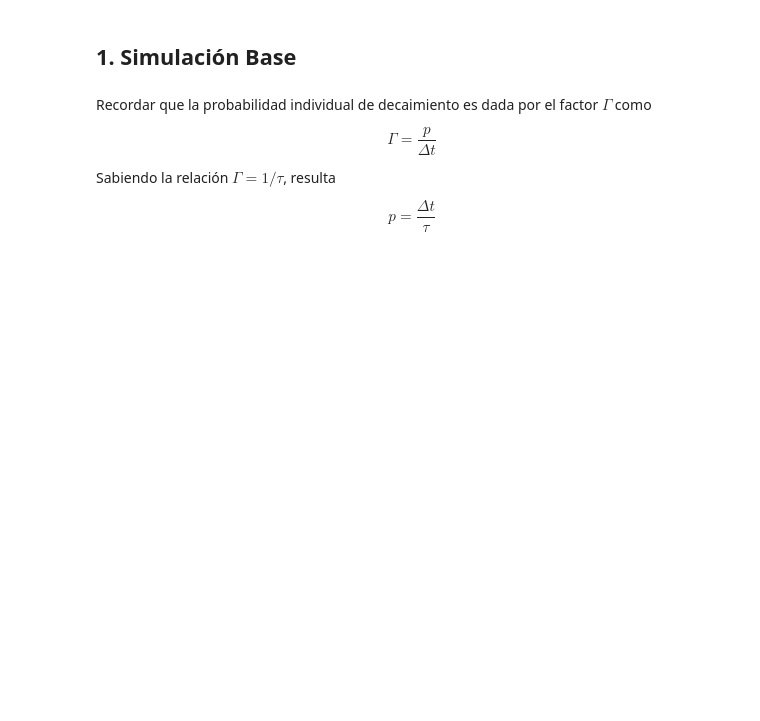
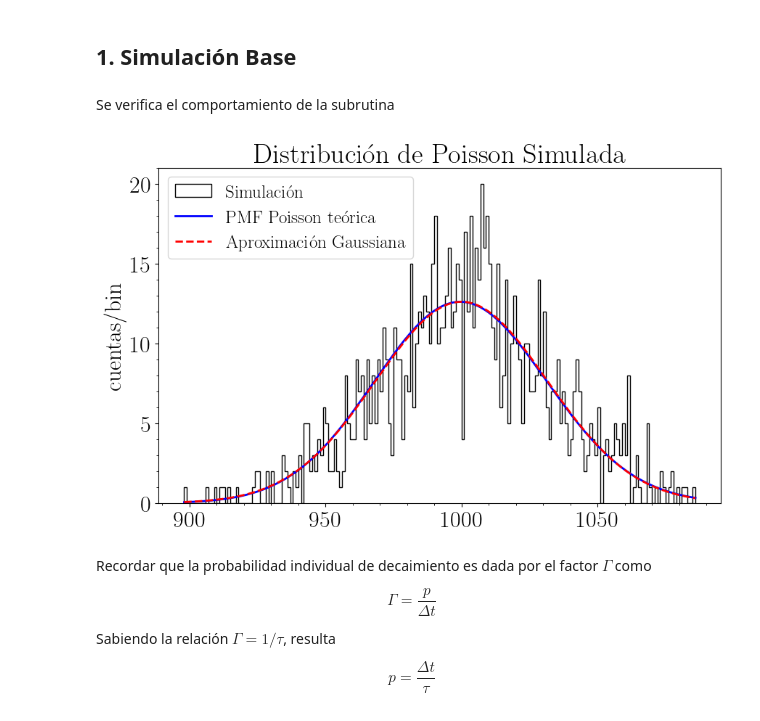
Before and after one commit to PinzonHarker/2024-II_InstrumentacionNuclear, a Jupyter notebook: 4_Simulacion_Poisson.ipynb, the cells around one changed output. Drawn from its saved outputs; the diff is of its cells as text; code cells hidden in the pictures; blank space fills up the shorter version.

```diff
--- a/4_Simulacion_Poisson.ipynb
+++ b/4_Simulacion_Poisson.ipynb
@@ -105,5 +98,53 @@ if True:
 # %% [markdown]
 ## 1. Simulación Base
+# %% [markdown]
+Se verifica el comportamiento de la subrutina
+# %%
+# Parameters
+mu = 1000
+N = 1000
+
+# Generate Poisson distributed random variables
+data = [poisson.rvs(mu, size=1) for i in range(N)]
+data = np.concatenate(data)
+
+fig, ax = plt.subplots(1, 1, figsize=(10, 6))
+
+# Create histogram of the random variables
+ax.hist(
+    data,
+    bins=range(min(data), max(data) + 1),
+    alpha=1,
+    histtype="step",
+    fill=False,
+    label="Simulación",
+    color="black",
+)
+
+# Calculate Poisson pmf
+x = np.arange(min(data), max(data) + 1)
+pmf = N * poisson.pmf(x, mu)
+
+
+# Plot the theoretical distribution
+ax.plot(x, pmf, "blue", lw=2, label="PMF Poisson teórica")
+
+# Plot gaussian distribution for comparison
+gaussian = norm.pdf(x, mu, np.sqrt(mu)) * N
+ax.plot(
+    x, gaussian, "red", lw=2, label="Aproximación Gaussiana", linestyle="--"
+)
+
+# Add labels and title
+ax.set_ylabel("cuentas/bin")
+ax.set_title("Distribución de Poisson Simulada")
+ax.legend(fontsize=18)
+ax.grid(False, which="both")
+
+# Show plot
+plt.show()
+# %% [output]
+[figure, added]
 # %% [markdown]
 Recordar que la probabilidad individual de decaimiento es dada por el factor $\Gamma$ como
 
```
Also changed, not shown: parts of 20 cells of this notebook, 3 other files.
